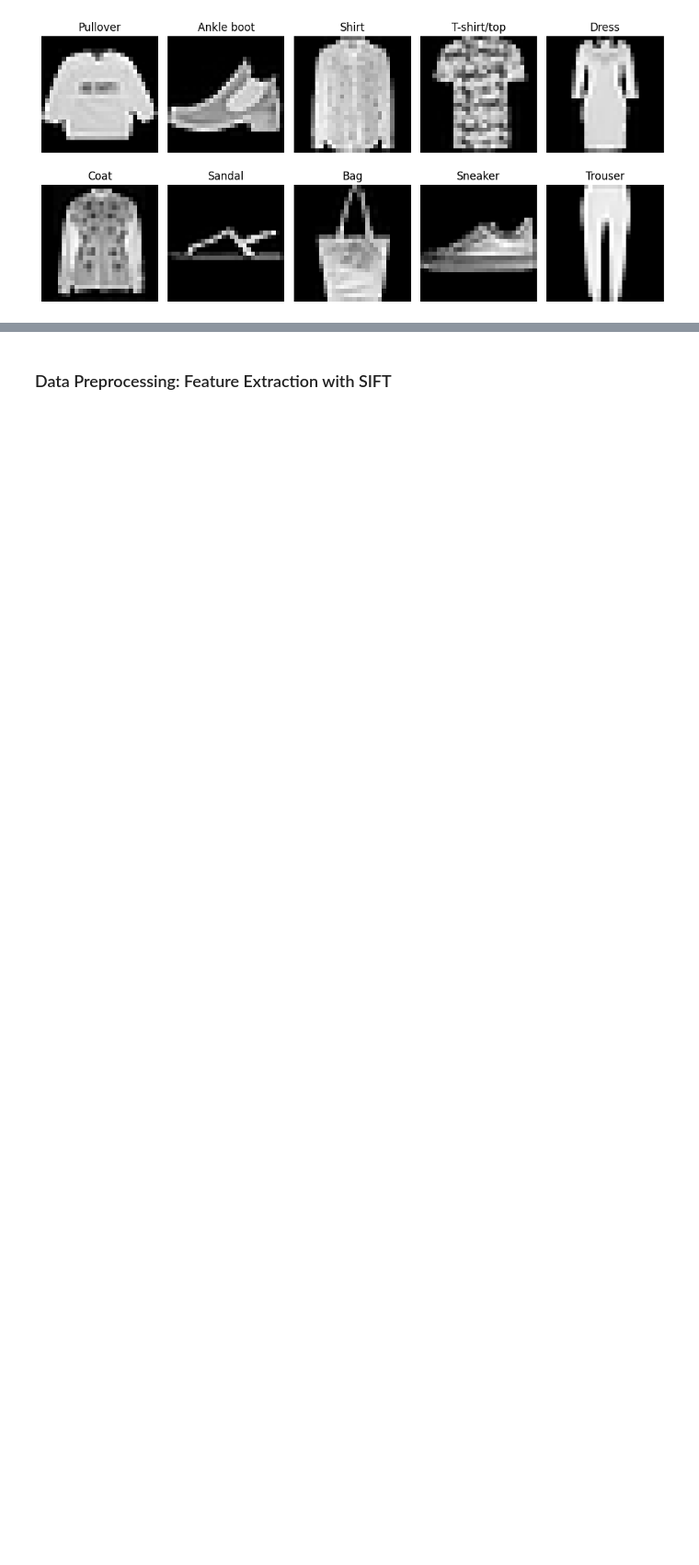
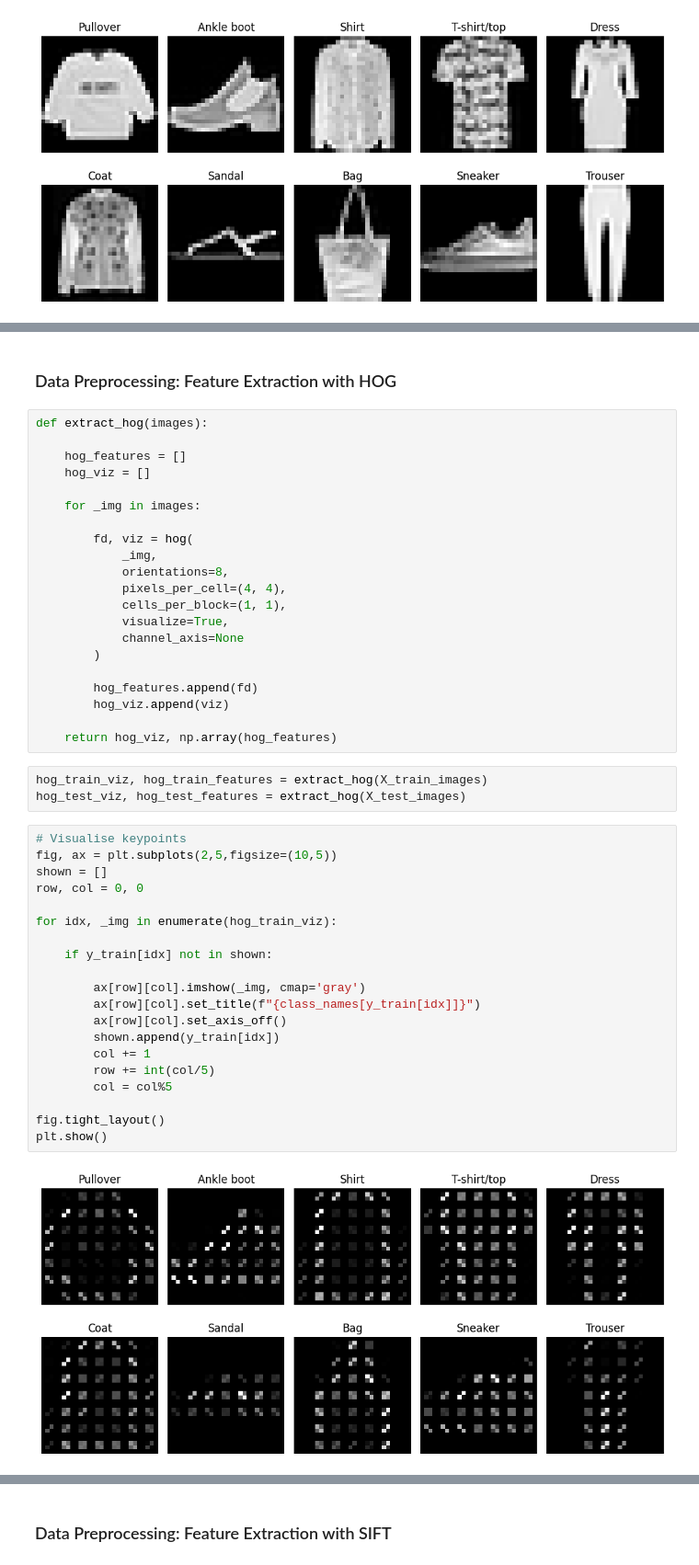
Before and after one commit to MingChuan23/CS3244_Group4, a Jupyter notebook: src/DT.ipynb, the cells around one changed output, grey strips where cells are left out. Shown at 92% size. Drawn from its saved outputs; the diff is of its cells as text; blank space fills up the shorter version.

```diff
--- a/src/DT.ipynb
+++ b/src/DT.ipynb
@@ -70,0 +136,48 @@ plt.show()
+# %% [markdown]
+### Data Preprocessing: Feature Extraction with HOG
+# %%
+def extract_hog(images):
+
+    hog_features = []
+    hog_viz = []
+
+    for _img in images:
+
+        fd, viz = hog(
+            _img,
+            orientations=8,
+            pixels_per_cell=(4, 4),
+            cells_per_block=(1, 1),
+            visualize=True,
+            channel_axis=None
+        )
+
+        hog_features.append(fd)
+        hog_viz.append(viz)
+
+    return hog_viz, np.array(hog_features)
+# %%
+hog_train_viz, hog_train_features = extract_hog(X_train_images)
+hog_test_viz, hog_test_features = extract_hog(X_test_images)
+# %%
+# Visualise keypoints
+fig, ax = plt.subplots(2,5,figsize=(10,5))
+shown = []
+row, col = 0, 0
+
+for idx, _img in enumerate(hog_train_viz):
+
+    if y_train[idx] not in shown:
+
+        ax[row][col].imshow(_img, cmap='gray')
+        ax[row][col].set_title(f"{class_names[y_train[idx]]}")
+        ax[row][col].set_axis_off()
+        shown.append(y_train[idx])
+        col += 1
+        row += int(col/5)
+        col = col%5
+
+fig.tight_layout()
+plt.show()
+# %% [output]
+[figure, added]
```
Also changed, not shown: parts of 14 cells of this notebook.
